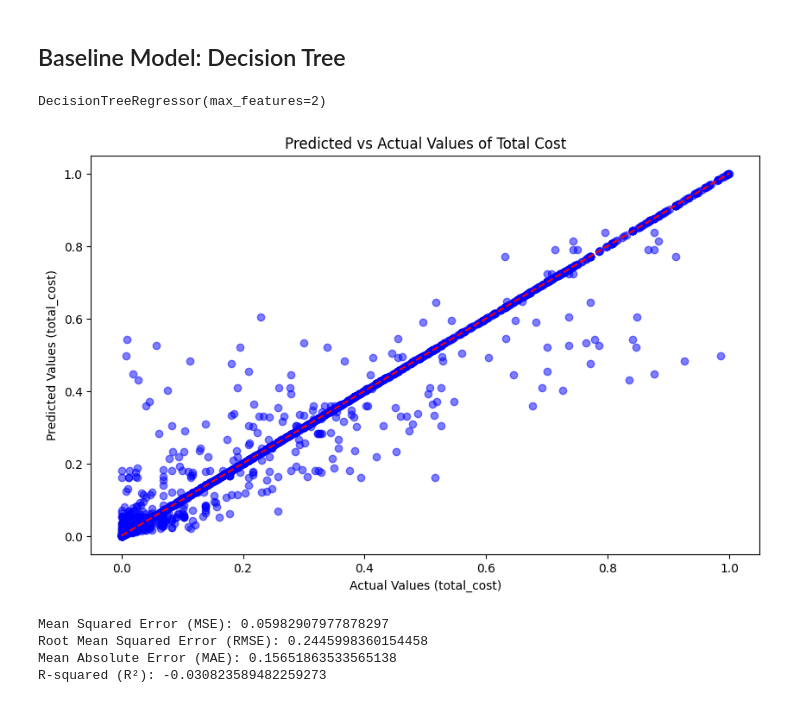
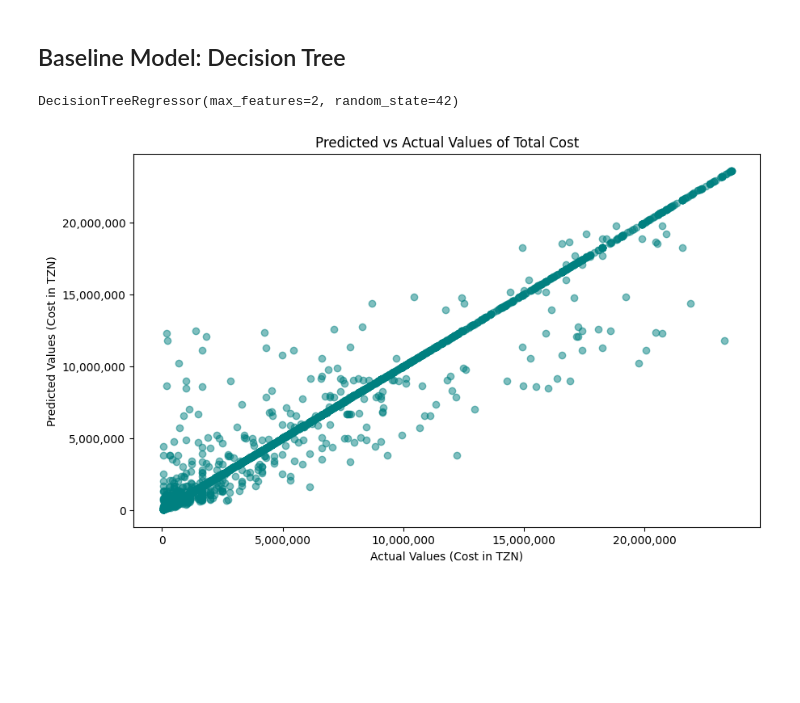
Before and after one commit to marinamoya/tanzania-turism-ml-project, a Jupyter notebook: Train_features_EDA _Baseline.ipynb, the cells around one changed output. Saved outputs shown, nothing was run; the diff lists cells and outputs as text; code cells hidden in the pictures; blank space fills up the shorter version.

```diff
--- a/Train_features_EDA _Baseline.ipynb
+++ b/Train_features_EDA _Baseline.ipynb
@@ -24,3 +25,7 @@ RSEED = 42
 # %%
 # Read data
 df_tanzania=pd.read_csv("data/Train.csv")
+# %%
+# As our target is TZN money, function to have custom format to make the plots more readable.
+def thousands_formatter(x, pos):
+    return f'{int(x):,}'
@@ -84,3 +117,3 @@ Upper Whisker total cost 23635950.0
 # %%
 #Remove outliers
-df_tanzania = df_tanzania.query("total_cost <= 23635950.0")
+df_tanzania_train = df_tanzania_train.query("total_cost <= 23601032.0")
@@ -437,14 +574,14 @@ df_tanzania_train_scaled.head()
 df_tanzania_train = pd.concat([df_tanzania_train.reset_index(drop=True), df_tanzania_train_scaled], axis=1)
 df_tanzania_train.drop(columns=col_scale,inplace=True)
 # %%
-# Create a scaler for total_cost
-scaler_cost = MinMaxScaler()
+# # Create a scaler for total_cost
+# scaler_cost = MinMaxScaler()
 
-# Fit and transform the total_cost column
-scaled_values = scaler_cost.fit_transform(df_tanzania_train[["total_cost"]])
+# # Fit and transform the total_cost column
+# scaled_values = scaler_cost.fit_transform(df_tanzania_train[["total_cost"]])
 
-# Replace the original total_cost column in the DataFrame with the scaled values
-df_tanzania_train["total_cost"] = scaled_values
+# # Replace the original total_cost column in the DataFrame with the scaled values
+# df_tanzania_train["total_cost"] = scaled_values
 # %%
 df_tanzania_train.shape
 # %% [output]
@@ -602,16 +739,3 @@ X_train_b = df_tanzania_train.drop("total_cost", axis=1)
 y_train_b = df_tanzania_train["total_cost"]
 X_test_b = df_tanzania_test.drop("total_cost", axis=1)
 y_test_b = df_tanzania_test["total_cost"]
-# %%
-from sklearn.metrics import mean_squared_error, mean_absolute_error
-from sklearn.neighbors import KNeighborsRegressor
-from sklearn.tree import DecisionTreeRegressor
-from sklearn.linear_model import LogisticRegression
-from sklearn.preprocessing import PolynomialFeatures
-from sklearn.tree import DecisionTreeClassifier
-
-# # Initialize baseline model Regressor
-baseline = DecisionTreeRegressor(max_features=2)
-baseline.fit(X_train_b, y_train_b)
-# %% [output]
-DecisionTreeRegressor(max_features=2)
@@ -618,39 +782,22 @@ DecisionTreeRegressor(max_features=2)
+# %%
+# # Initialize baseline model Regressor
+baseline = DecisionTreeRegressor(max_features=2, random_state=RSEED)
+baseline.fit(X_train_b, y_train_b)
+# %% [output]
+DecisionTreeRegressor(max_features=2, random_state=42)
 # %%
 # Actual values
 y_pred = baseline.predict(X_train_b)
 
 # Plotting
 plt.figure(figsize=(10, 6))
-plt.scatter(y_train_b, y_pred, color='blue', alpha=0.5)
-plt.plot([0, 1], [0, 1], color='red', linestyle='--')  # line of perfect predictions (45-degree line)
-plt.xlabel('Actual Values (total_cost)')
-plt.ylabel('Predicted Values (total_cost)')
+plt.scatter(y_train_b, y_pred, color='teal', alpha=0.5)
+plt.plot([0, 1], [0, 1], color='brown', linestyle='--')  # line of perfect predictions (45-degree line)
+plt.gca().yaxis.set_major_formatter(FuncFormatter(thousands_formatter))
+plt.gca().xaxis.set_major_formatter(FuncFormatter(thousands_formatter))
+plt.xlabel('Actual Values (Cost in TZN)')
+plt.ylabel('Predicted Values (Cost in TZN)')
 plt.title('Predicted vs Actual Values of Total Cost')
 plt.show()
 # %% [output]
-[figure, old version]
+[figure, new version]
-# %%
-from sklearn.metrics import r2_score
-# Assuming 'model' is your trained model and X_test, y_test are your test data
-y_pred = baseline.predict(X_test_b)  # Model prediction on the test set
-
-# 1. Calculate Mean Squared Error (MSE)
-mse = mean_squared_error(y_test_b, y_pred)
-print(f"Mean Squared Error (MSE): {mse}")
-
-# 2. Calculate Root Mean Squared Error (RMSE)
-rmse = np.sqrt(mse)
-print(f"Root Mean Squared Error (RMSE): {rmse}")
-
-# 3. Calculate Mean Absolute Error (MAE)
-mae = mean_absolute_error(y_test_b, y_pred)
-print(f"Mean Absolute Error (MAE): {mae}")
-
-# 4. Calculate R-squared (R²)
-r2 = r2_score(y_test_b, y_pred)
-print(f"R-squared (R²): {r2}")
-# %% [output]
-Mean Squared Error (MSE): 0.05982907977878297
-Root Mean Squared Error (RMSE): 0.2445998360154458
-Mean Absolute Error (MAE): 0.15651863533565138
-R-squared (R²): -0.030823589482259273
```
Also changed, not shown: parts of 41 cells of this notebook, 25 other files.
